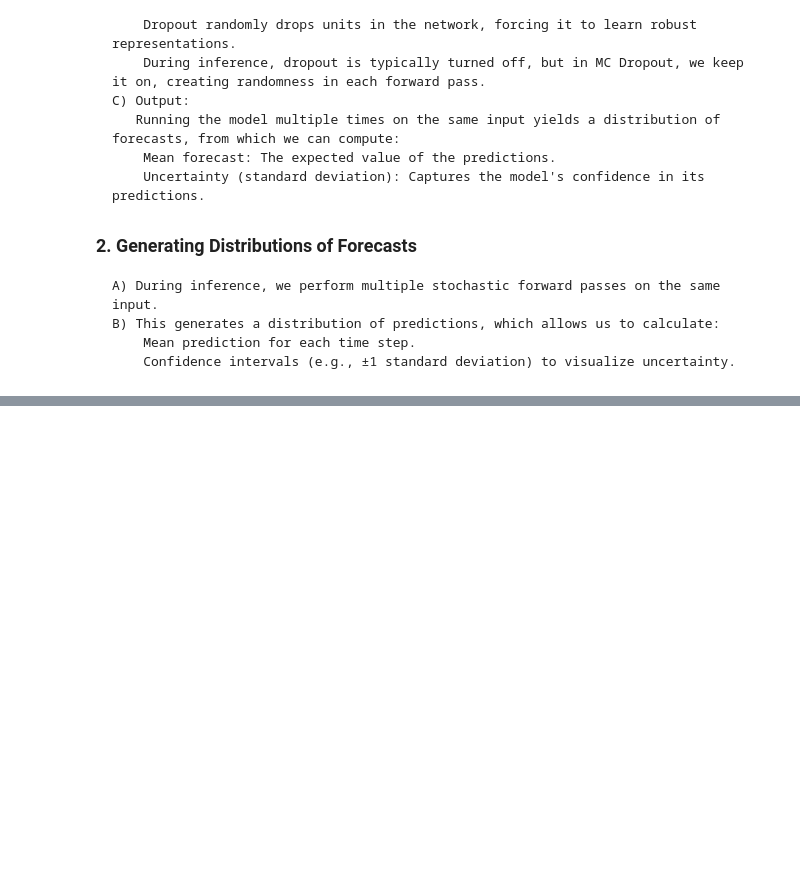
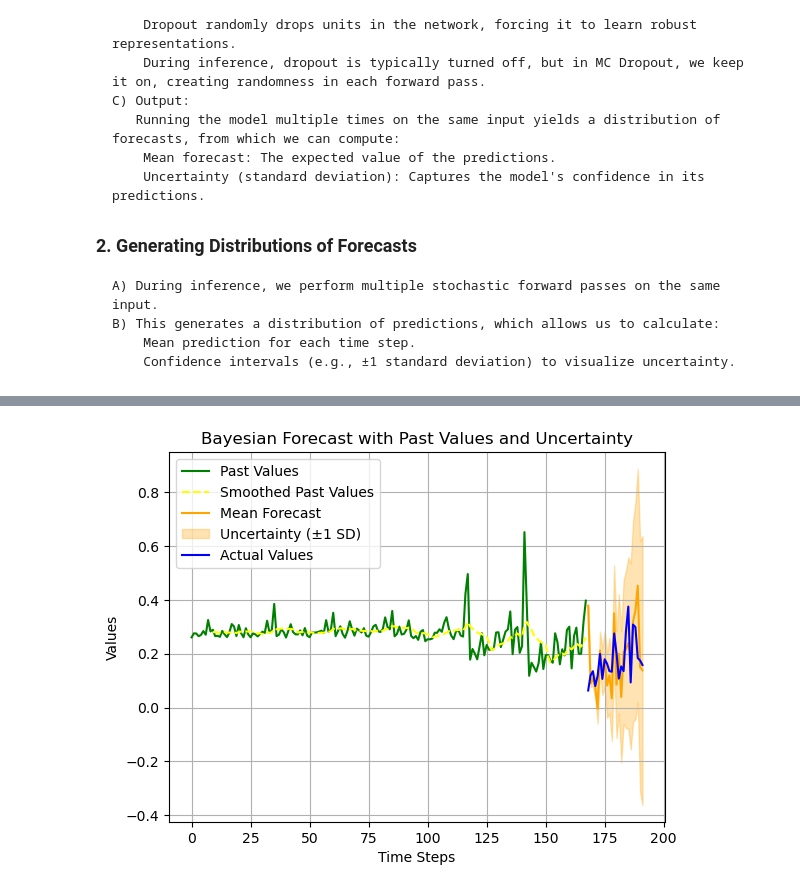
Before and after one commit to statmallu/NFL, a Jupyter notebook: energy forecast gnn lstm/lstm.ipynb, the cells around one changed output, grey strips where cells are left out. Saved outputs shown, nothing was run; the diff lists cells and outputs as text; code cells hidden in the pictures; blank space fills up the shorter version.

```diff
--- a/energy forecast gnn lstm/lstm.ipynb
+++ b/energy forecast gnn lstm/lstm.ipynb
@@ -272,0 +231,42 @@ MemoryError: Unable to allocate 2.56 GiB for an array with shape (70483, 168, 58
+# %%
+import numpy as np
+import matplotlib.pyplot as plt
+
+# Define time indices for past and future
+time_past = np.arange(X_test_past.shape[1])  # Indices for past values
+time_future = np.arange(X_test_past.shape[1], X_test_past.shape[1] + mean_predictions.shape[1])  # Indices for future values
+
+# Smooth the past values
+window_size = 10  # Adjust the window size for more or less smoothing
+smoothed_past_values = moving_average(X_test_past[data_index, :, 1].ravel(), window_size)
+smoothed_time_past = time_past[window_size - 1:]  # Adjust time indices for the smoothed curve
+
+# Plot past values
+plt.plot(time_past, X_test_past[data_index, :, 1].ravel(), c='green', label='Past Values')
+plt.plot(smoothed_time_past, smoothed_past_values, c='yellow', linestyle='--', label='Smoothed Past Values')
+
+# Plot mean forecast
+plt.plot(time_future, mean_predictions[data_index, :, 0], c='orange', label='Mean Forecast')
+
+# Plot confidence intervals (e.g., ±1 standard deviation)
+plt.fill_between(
+    time_future,
+    mean_predictions[data_index, :, 0] - std_predictions[data_index, :, 0],
+    mean_predictions[data_index, :, 0] + std_predictions[data_index, :, 0],
+    color='orange',
+    alpha=0.3,
+    label='Uncertainty (±1 SD)'
+)
+
+# Plot actual future values
+plt.plot(time_future, Y_test[data_index, :, 0], c='blue', label='Actual Values')
+
+# Add labels and legend
+plt.xlabel('Time Steps')
+plt.ylabel('Values')
+plt.title('Bayesian Forecast with Past Values and Uncertainty')
+plt.legend()
+plt.grid()
+plt.show()
+# %% [output]
+[figure, added]
```
Also changed, not shown: parts of 8 cells of this notebook, 2 other files.
